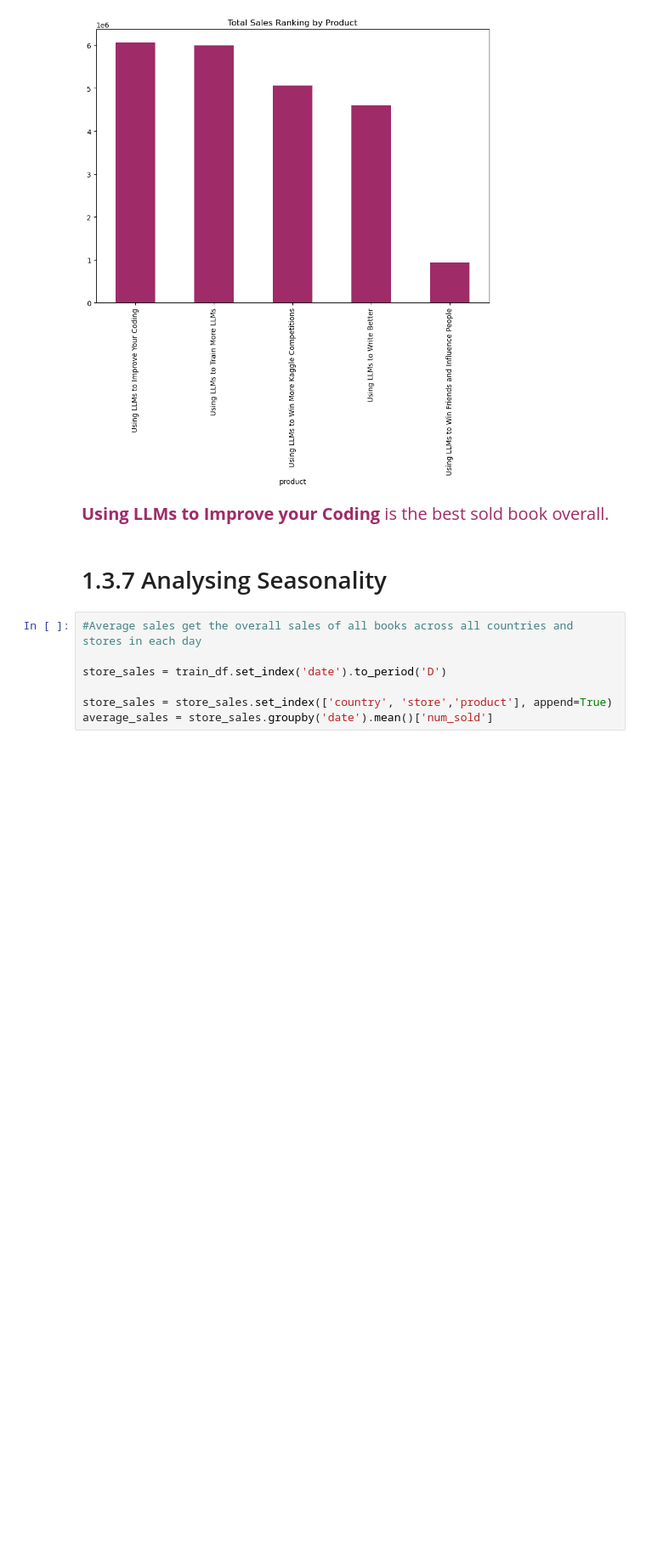
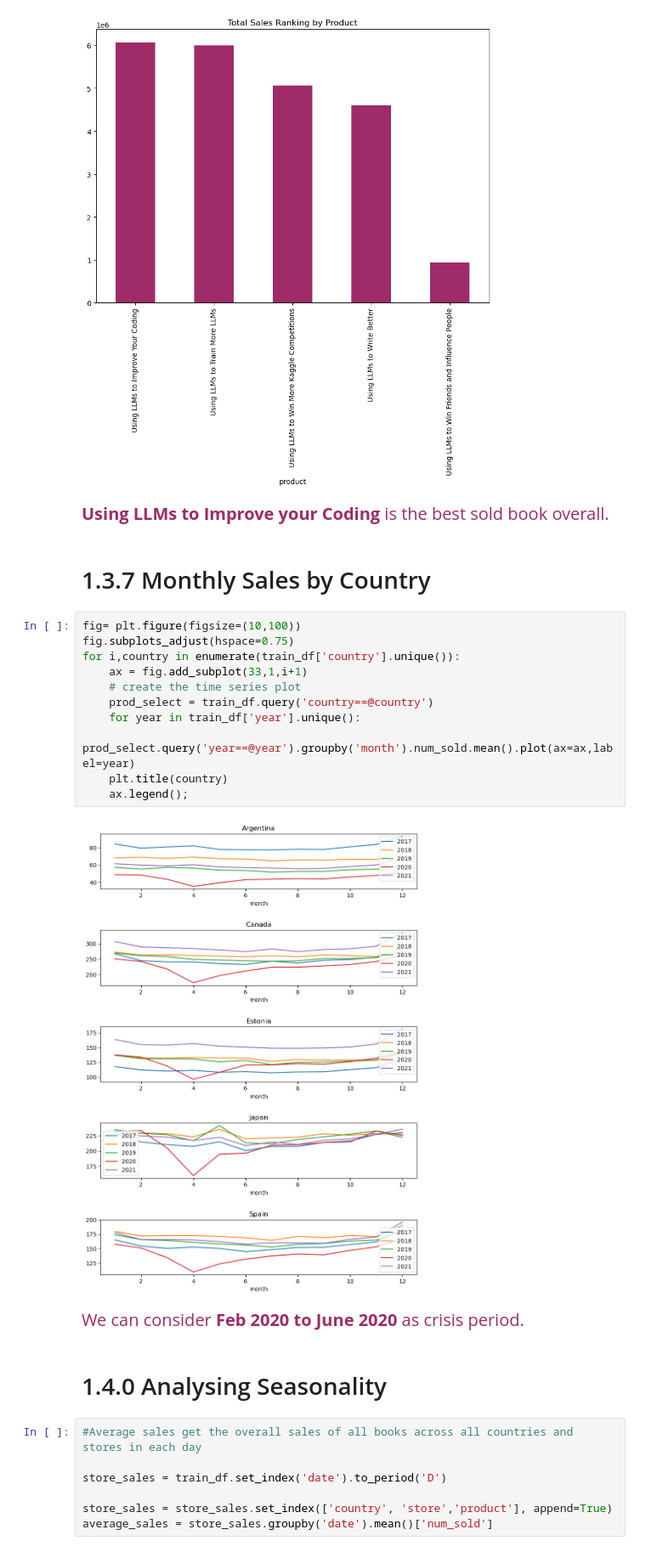
Before and after one commit to niveditha-vudayagiri/ny-taxifare-prediction, a Jupyter notebook: mini-course-sales-full-eda-seasonality-analysis.ipynb, the cells around one changed output. Shown at 85% size. Drawn from its saved outputs; the diff is of its cells as text; blank space fills up the shorter version.

Commit message:
Kaggle Notebook | Mini-Course Sales Full EDA + Submission | Version 6

```diff
--- a/mini-course-sales-full-eda-seasonality-analysis.ipynb
+++ b/mini-course-sales-full-eda-seasonality-analysis.ipynb
@@ -237,8 +246,27 @@ Text(0.5, 1.0, 'Total Sales Ranking by Product')
 <div style="color:#9F2B68; font-size:20px">
     <b>Using LLMs to Improve your Coding</b> is the best sold book overall.
     </div>
+# %% [markdown]
+# 1.3.7 Monthly Sales by Country
+# %%
+fig= plt.figure(figsize=(10,100))
+fig.subplots_adjust(hspace=0.75)
+for i,country in enumerate(train_df['country'].unique()):
+    ax = fig.add_subplot(33,1,i+1)
+    # create the time series plot
+    prod_select = train_df.query('country==@country')
+    for year in train_df['year'].unique():
+        prod_select.query('year==@year').groupby('month').num_sold.mean().plot(ax=ax,label=year)
+    plt.title(country)
+    ax.legend();
+# %% [output]
+[figure, added]
+# %% [markdown]
+<div style="color:#9F2B68; font-size:20px">We can consider
+    <b>Feb 2020 to June 2020</b> as crisis period.
+    </div>
 # %% [markdown]
-# 1.3.7 Analysing Seasonality
+# 1.4.0 Analysing Seasonality
 # %%
 #Average sales get the overall sales of all books across all countries and stores in each day
 
```
Also changed, not shown: parts of 46 cells of this notebook.
